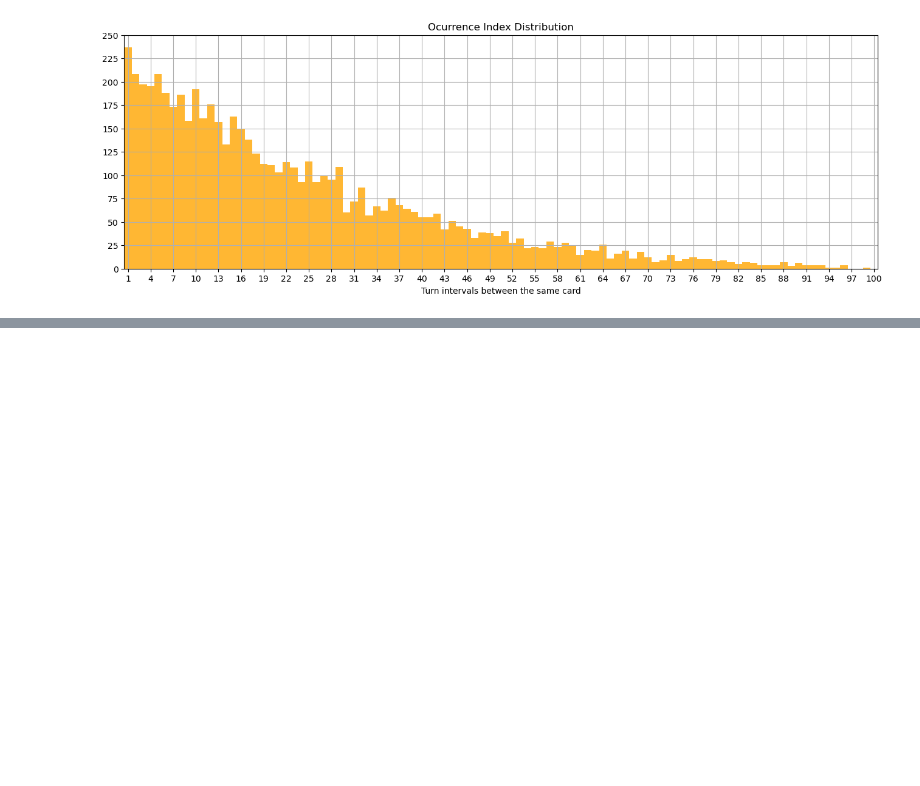
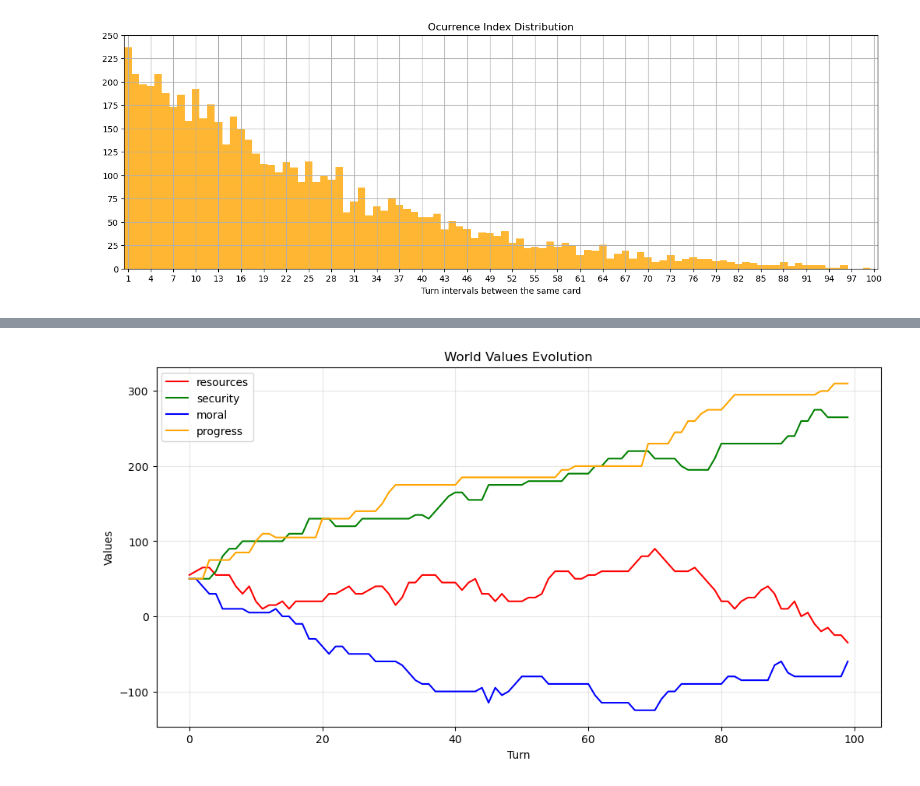
Before and after one commit to davidcurral/Procedural-Narrative-Prototype-Project, a Jupyter notebook: Narrative Data Analysis_No_Memory.ipynb, the cells around one changed output, grey strips where cells are left out. Saved outputs shown, nothing was run; the diff lists cells and outputs as text; code cells hidden in the pictures; blank space fills up the shorter version.

Commit message:
Day 32 - Update Notebooks with World Values Evolution
Used logs to see how world values evolve between turns.

```diff
--- a/Narrative Data Analysis_No_Memory.ipynb
+++ b/Narrative Data Analysis_No_Memory.ipynb
@@ -506,0 +514,8 @@ Mínima distância registada: 1.0 turnos
+# %%
+df_logs = pd.read_csv("./Data/no_memory_sim_log.txt")
+df_logs = df_logs.rename(columns={'wealth': 'resources','morale': 'security', 'stability': 'moral'})
+# %%
+df_wv_rate_example = df_logs
+
+df_wv_rate_example = df_wv_rate_example.loc[df_wv_rate_example['run'] == 43]
+df_wv_rate_example.head()
@@ -506,0 +529,24 @@ Mínima distância registada: 1.0 turnos
+# %%
+'''O .loc[...] funciona como um "localizador".
+Ele pega na lista de True e False que vimos acima
+e diz ao Pandas: "Mostra-me apenas as linhas onde o resultado
+foi True, mantendo todas as colunas intactas".'''
+
+df_wv_rate_example.plot(
+    x="turn",
+    y=["resources","security","moral","progress"],
+    color=['r', 'g', 'b', 'orange'],
+    figsize=(12, 6),
+    title="World Values Evolution"
+)
+
+
+# Plot
+#df_wv_rate_example.plot(figsize=(10, 5), title="World Values Evolution")
+plt.title("World Values Evolution")
+plt.xlabel("Turn")
+plt.ylabel("Values")
+plt.grid(True, alpha=0.3)
+plt.show()
+# %% [output]
+[figure, added]
```
Also changed, not shown: parts of 15 cells of this notebook, 8 other files.
